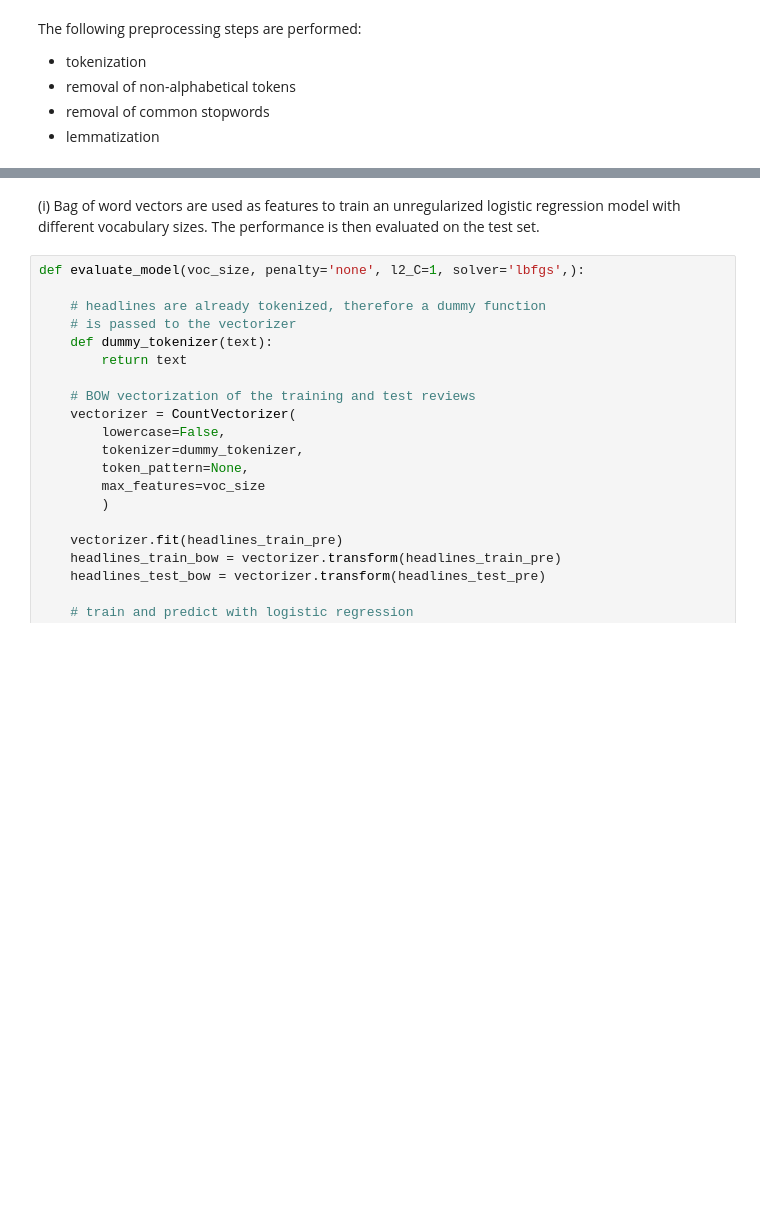
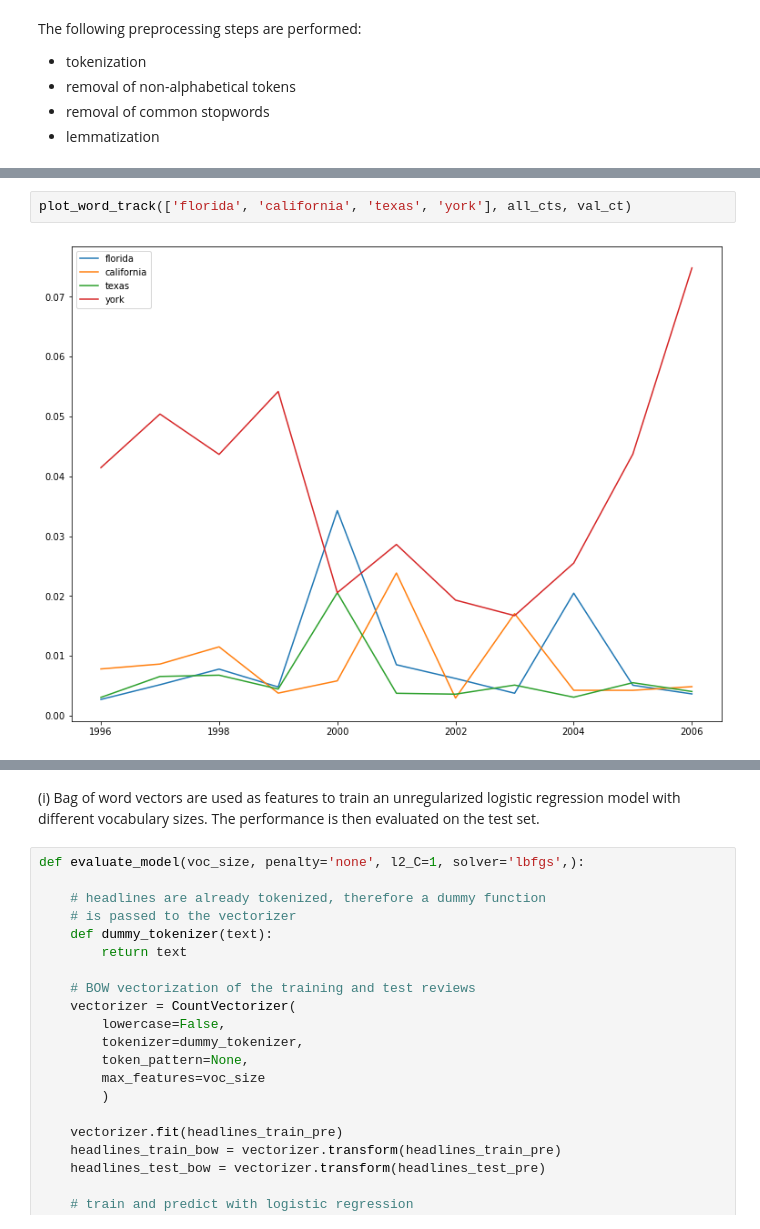
Before and after one commit to raffaelk/nlp-basics, a Jupyter notebook: topic_classification.ipynb, the cells around one changed output, grey strips where cells are left out. Saved outputs shown, nothing was run; the diff lists cells and outputs as text; blank space fills up the shorter version.

```diff
--- a/topic_classification.ipynb
+++ b/topic_classification.ipynb
@@ -214,0 +308,4 @@ headlines_test_pre = [preprocess_headline(txt) for txt in headlines_test]
+# %%
+plot_word_track(['florida', 'california', 'texas', 'york'], all_cts, val_ct)
+# %% [output]
+[figure, added]
```
Also changed, not shown: parts of 12 cells of this notebook.
